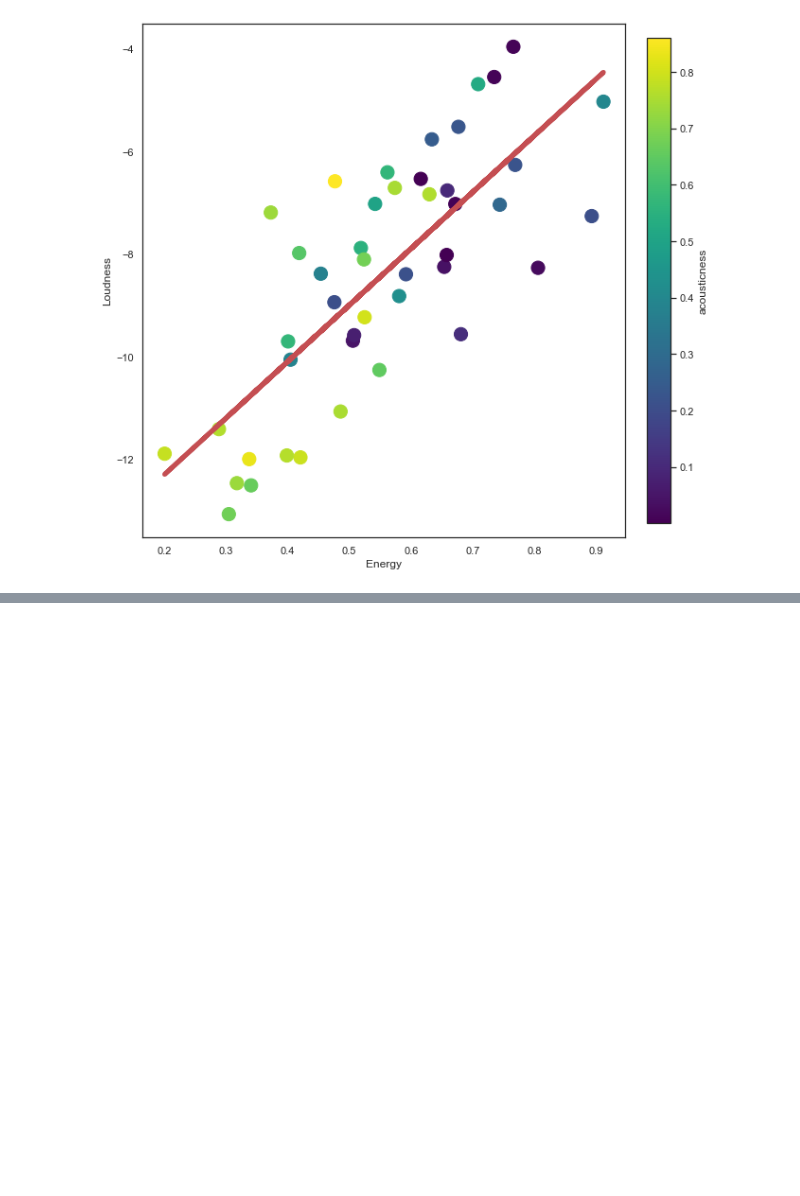
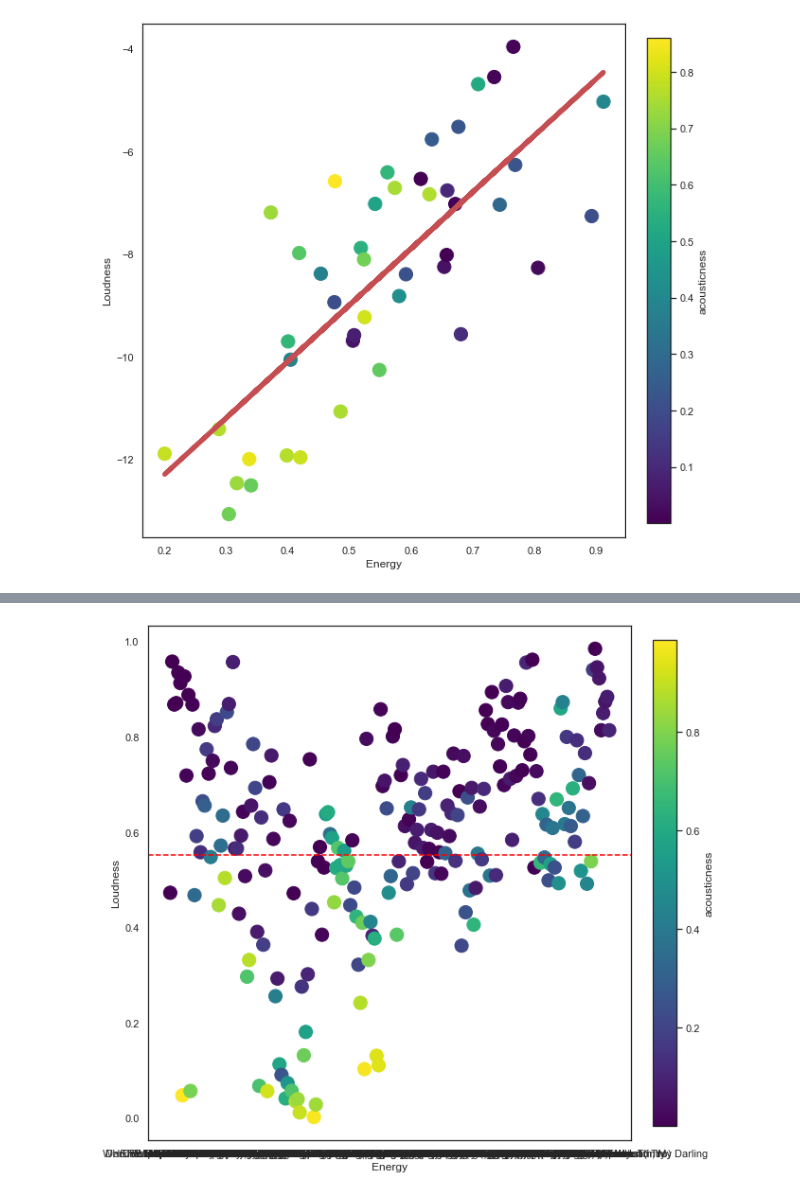
Before and after one commit to ConnorCallahan01/CSCI182, a Jupyter notebook: FinalProject/FinalProject.ipynb, the cells around one changed output, grey strips where cells are left out. Cells and saved outputs as stored; diff of their text form; code cells hidden in the pictures; blank space fills up the shorter version.

```diff
--- a/FinalProject/FinalProject.ipynb
+++ b/FinalProject/FinalProject.ipynb
@@ -553,3 +549,19 @@ del album_song_fts_df['type']
+# %%
+album_song_fts_df
+#del album_song_fts_df['type']
+y = album_song_fts_df['energy']
+x = album_song_fts_df['Song_Name']
+colors = album_song_fts_df['acousticness']
+plt.figure(figsize=(10,10))
+
+plt.scatter(x, y, c=colors, cmap='viridis', s=200)
+plt.xlabel('Energy')
+plt.ylabel('Loudness')
+plt.axhline(y= wo_outliers['energy'],color='red', linestyle ='dashed')
+plt.colorbar(fraction=0.046, pad=0.04, label = 'acousticness')
+plt.show()
+# %% [output]
+[figure, added]
 # %%
 average_features_2 = {}
 
```
Also changed, not shown: parts of 11 cells of this notebook, 2 other files.
